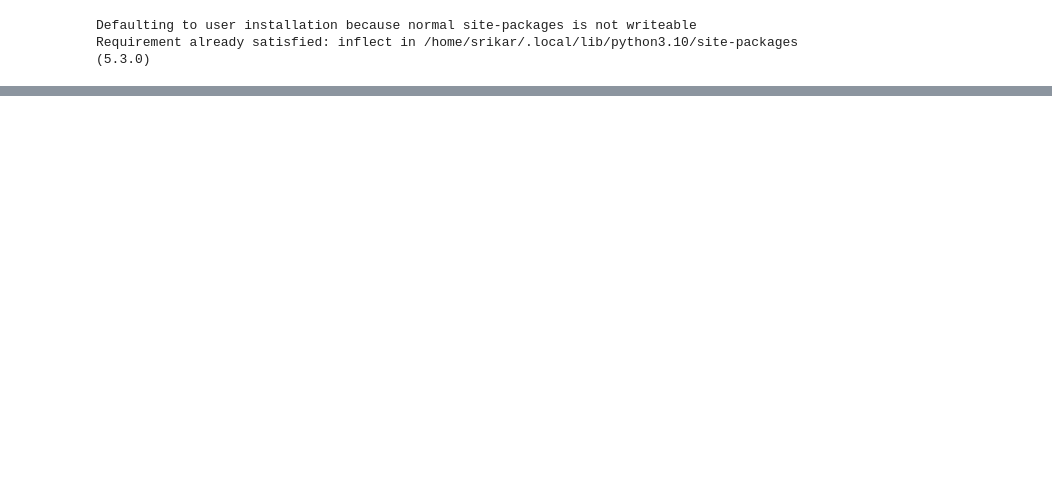
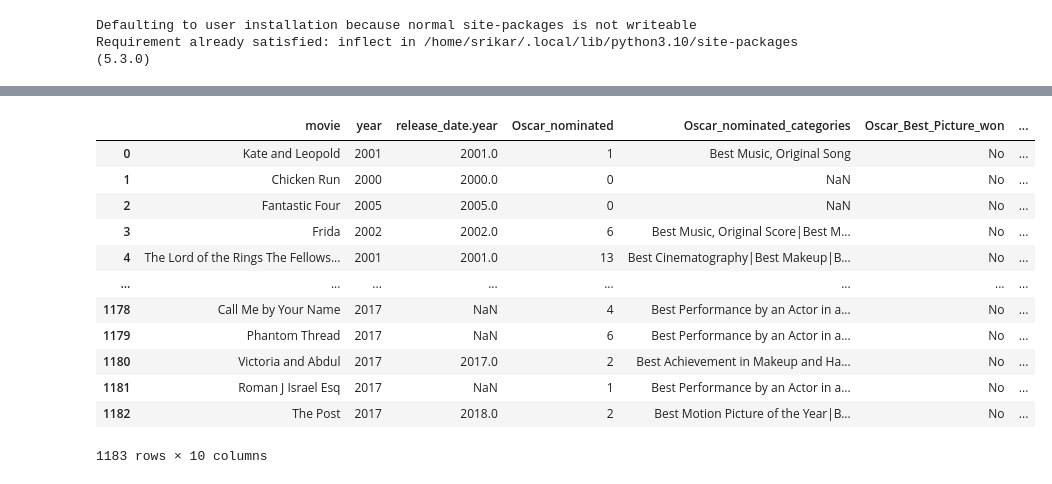
Before and after one commit to SacredFisher/Python_Project, a Jupyter notebook: Python Project.ipynb, the cells around one changed output, grey strips where cells are left out. Saved outputs shown, nothing was run; the diff lists cells and outputs as text; code cells hidden in the pictures; blank space fills up the shorter version.

```diff
--- a/Python Project.ipynb
+++ b/Python Project.ipynb
@@ -116,0 +109,54 @@ print(soup.find_all('a', attrs = {'class' : 'twikilink'}))
+# %%
+
+
+##Some more Data cleanup, remove the :, --, &-->and
+
+and_oscar = oscar[["&" in titl for titl in oscar["movie"]]]
+oscar["movie"].loc[["&" in titl for titl in oscar["movie"]] ] = [ti.replace("&", "and") for ti in and_oscar["movie"] ]
+
+col_oscar = oscar [[":" in titl for titl in oscar["movie"]]]
+oscar["movie"].loc[[":" in titl for titl in oscar["movie"]]] = [ti.replace(":", "") for ti in col_oscar["movie"] ]
+
+#dd_oscar =
+dd_oscar = oscar [["--" in titl for titl in oscar["movie"]]]
+oscar["movie"].loc[["--" in titl for titl in oscar["movie"]]] = [ti.replace("--", "") for ti in dd_oscar["movie"] ]
+
+
+#dash_oscar =
+dash_oscar = oscar [["-" in titl for titl in oscar["movie"]]]
+oscar["movie"].loc[["-" in titl for titl in oscar["movie"]]] = [ti.replace("-", "") for ti in dash_oscar["movie"] ]
+
+#com_oscar =
+com_oscar = oscar [["," in titl for titl in oscar["movie"]]]
+oscar["movie"].loc[["," in titl for titl in oscar["movie"]]] = [ti.replace(",", "") for ti in com_oscar["movie"] ]
+
+#pd_oscar =
+pd_oscar = oscar [["." in titl for titl in oscar["movie"]]]
+oscar["movie"].loc[["." in titl for titl in oscar["movie"]]] = [ti.replace(".", "") for ti in pd_oscar["movie"] ]
+
+#ap_oscar
+ap_oscar = oscar [["''" in titl for titl in oscar["movie"]]]
+oscar["movie"].loc[["''" in titl for titl in oscar["movie"]]] = [ti.replace("''", "") for ti in ap_oscar["movie"] ]
+
+
+
+#oscar["movie"].loc[[("-" or "--" or ":" or ',') in titl for titl in oscar["movie"]]] =  [ti.replace("-", "").replace('--','').replace(',','').replace(":", "") for ti in oscar["movies"][] ]
+#andtitles = list(filter(lambda ti: "&" in ti ,titles))
+#[ ti.replace("&", "and")  for ti in andtitles ]
+
+#All Title Cleaning Done,
+oscar
+# %% [output]
+|  | movie | year | release_date.year | Oscar_nominated | Oscar_nominated_categories | Oscar_Best_Picture_won | ... |
+| 0 | Kate and Leopold | 2001 | 2001.0 | 1 | Best Music, Original Song | No | ... |
+| 1 | Chicken Run | 2000 | 2000.0 | 0 | NaN | No | ... |
+| 2 | Fantastic Four | 2005 | 2005.0 | 0 | NaN | No | ... |
+| 3 | Frida | 2002 | 2002.0 | 6 | Best Music, Original Score|Best M... | No | ... |
+| 4 | The Lord of the Rings The Fellows... | 2001 | 2001.0 | 13 | Best Cinematography|Best Makeup|B... | No | ... |
+| ... | ... | ... | ... | ... | ... | ... | ... |
+| 1178 | Call Me by Your Name | 2017 | NaN | 4 | Best Performance by an Actor in a... | No | ... |
+| 1179 | Phantom Thread | 2017 | NaN | 6 | Best Performance by an Actor in a... | No | ... |
+| 1180 | Victoria and Abdul | 2017 | 2017.0 | 2 | Best Achievement in Makeup and Ha... | No | ... |
+| 1181 | Roman J Israel Esq | 2017 | NaN | 1 | Best Performance by an Actor in a... | No | ... |
+| 1182 | The Post | 2017 | 2018.0 | 2 | Best Motion Picture of the Year|B... | No | ... |
+1183 rows × 10 columns
```
Also changed, not shown: parts of 6 cells of this notebook.
